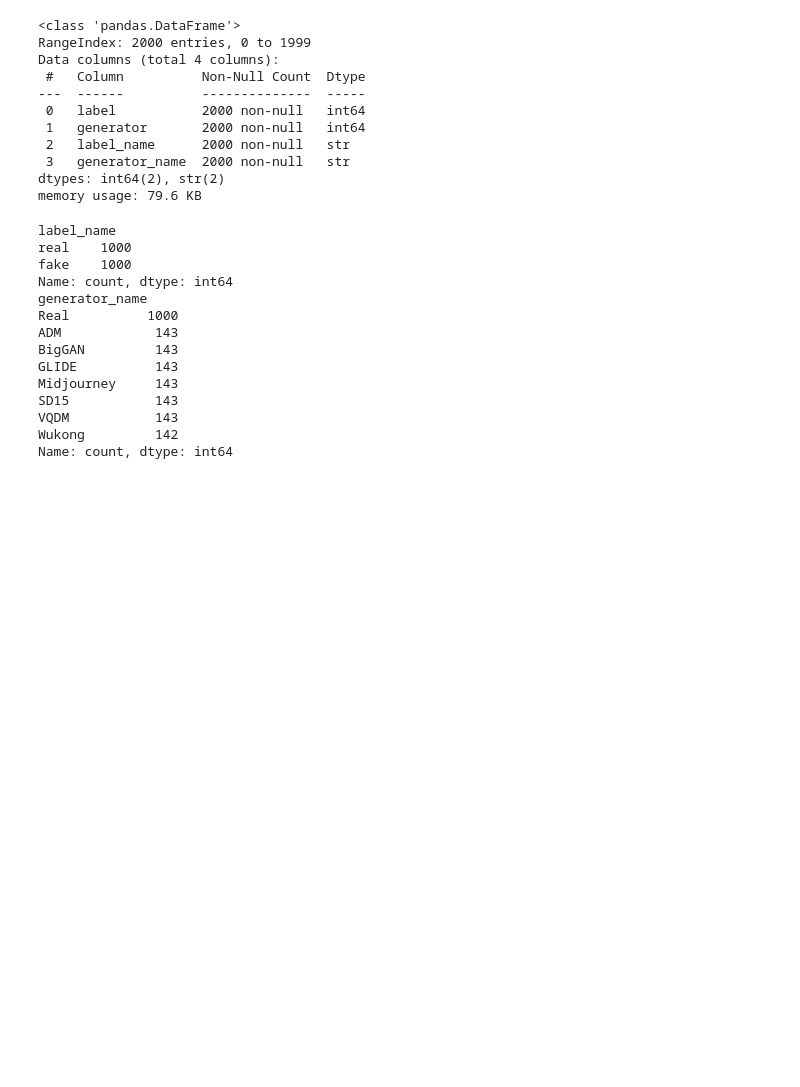
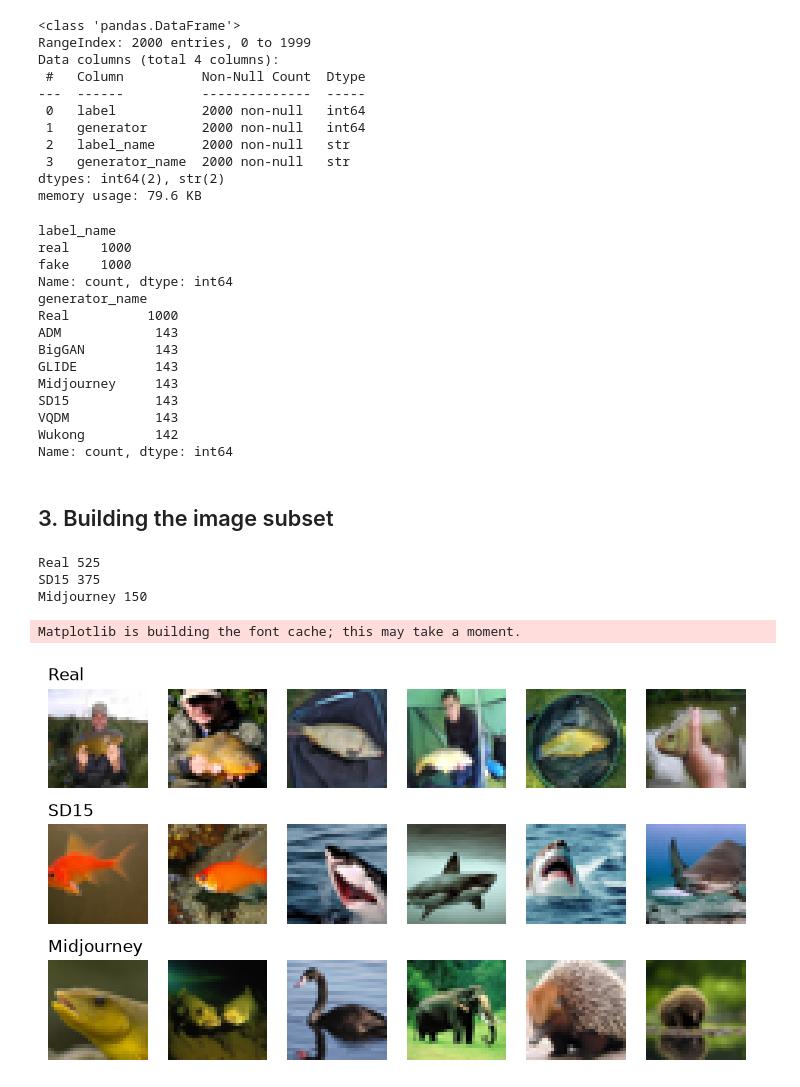
Before and after one commit to Rivier-Computer-Science/FA26-COMP-671-Muthineni, a Jupyter notebook: notebooks/Proj.ipynb, the cells around one changed output. Drawn from its saved outputs; the diff is of its cells as text; code cells hidden in the pictures; blank space fills up the shorter version.

Commit message:
Collect image subset and plot sample grid

```diff
--- a/notebooks/Proj.ipynb
+++ b/notebooks/Proj.ipynb
@@ -68,3 +68,43 @@ SD15           143
 VQDM           143
 Wukong         142
 Name: count, dtype: int64
+# %% [markdown]
+## 3. Building the image subset
+# %%
+import numpy as np
+
+want = {"Real": 525, "SD15": 375, "Midjourney": 150}
+got = {"Real": [], "SD15": [], "Midjourney": []}
+
+names = ds.features["generator"].names
+
+for row in ds:
+    gen = names[row["generator"]]
+    if gen not in got or len(got[gen]) >= want[gen]:
+        continue
+    img = row["image"].convert("RGB").resize((32, 32))
+    got[gen].append(np.array(img))
+    if all(len(got[k]) >= want[k] for k in want):
+        break
+
+for k in got:
+    print(k, len(got[k]))
+# %% [output]
+Real 525
+SD15 375
+Midjourney 150
+# %%
+import matplotlib.pyplot as plt
+
+fig, axes = plt.subplots(3, 6, figsize=(9, 5))
+
+for row_num, name in enumerate(["Real", "SD15", "Midjourney"]):
+    for col_num in range(6):
+        axes[row_num, col_num].imshow(got[name][col_num])
+        axes[row_num, col_num].axis("off")
+    axes[row_num, 0].set_title(name, loc="left")
+
+plt.show()
+# %% [output]
+Matplotlib is building the font cache; this may take a moment.
+[figure, added]
```
